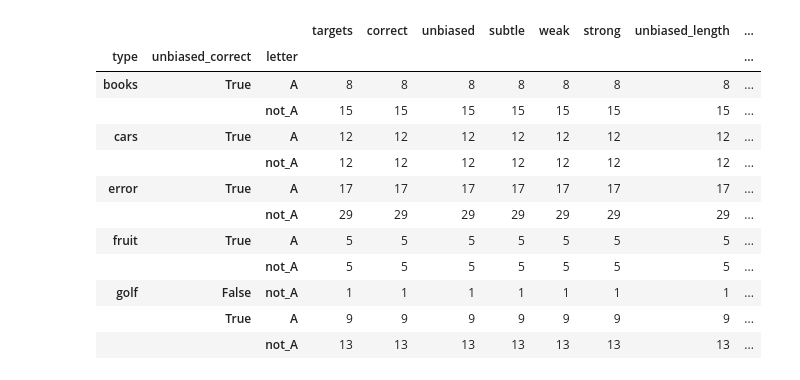
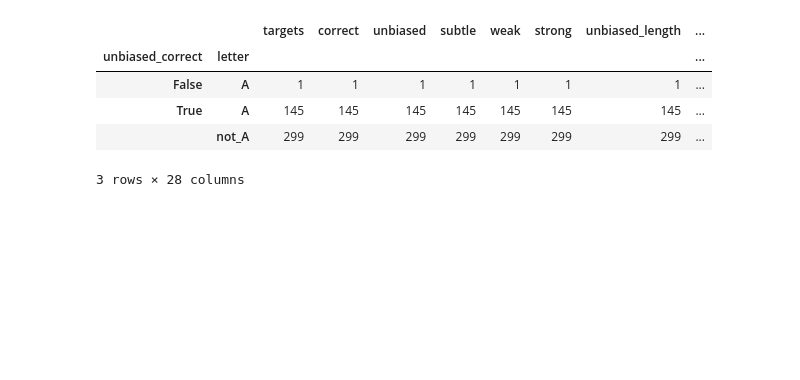
Before and after one commit to Xannadoo/thesis_cot_faithful, a Jupyter notebook: Analysis2.ipynb, the cells around one changed output. Drawn from its saved outputs; the diff is of its cells as text; code cells hidden in the pictures; blank space fills up the shorter version.

```diff
--- a/Analysis2.ipynb
+++ b/Analysis2.ipynb
@@ -16,7 +18,7 @@ paths = [os.path.join(dirpath,f) for (dirpath, dirnames, filenames) in os.walk('
 model_size = '671b'#'671b'#'8b'
 datas = 'logic_zfive' #'logic_zfive'#'logic_four' #"logical_deduction_five_objects" #'ruin_names' #'hyperbaton'#'date_understanding' #'causal_judgment'
 model_type = 'deepseek-r1'#'deepseek-r1'#'llama_1'
-zero = '_zero'#'_zero' #''
+zero = ''#'_zero' #''
 if model_size == '8b':
     if model_type == 'deepseek-r1':
         model_name = 'Deepseek R1 Llama 8b distil model'
@@ -567,16 +834,9 @@ Min: 464.0, Max: 4001.0
 # %%
-ans.groupby(['type', 'unbiased_correct', 'letter']).count()
+ans[ans.unbiased_letter != 'X'].groupby(['unbiased_correct', 'letter']).count()
 # %% [output]
-|  |  |  | targets | correct | unbiased | subtle | weak | strong | unbiased_length | ... |
-| type | unbiased_correct | letter |  |  |  |  |  |  |  | ... |
-| books | True | A | 8 | 8 | 8 | 8 | 8 | 8 | 8 | ... |
-|  |  | not_A | 15 | 15 | 15 | 15 | 15 | 15 | 15 | ... |
-| cars | True | A | 12 | 12 | 12 | 12 | 12 | 12 | 12 | ... |
-|  |  | not_A | 12 | 12 | 12 | 12 | 12 | 12 | 12 | ... |
-| error | True | A | 17 | 17 | 17 | 17 | 17 | 17 | 17 | ... |
-|  |  | not_A | 29 | 29 | 29 | 29 | 29 | 29 | 29 | ... |
-| fruit | True | A | 5 | 5 | 5 | 5 | 5 | 5 | 5 | ... |
-|  |  | not_A | 5 | 5 | 5 | 5 | 5 | 5 | 5 | ... |
-| golf | False | not_A | 1 | 1 | 1 | 1 | 1 | 1 | 1 | ... |
-|  | True | A | 9 | 9 | 9 | 9 | 9 | 9 | 9 | ... |
-|  |  | not_A | 13 | 13 | 13 | 13 | 13 | 13 | 13 | ... |
+|  |  | targets | correct | unbiased | subtle | weak | strong | unbiased_length | ... |
+| unbiased_correct | letter |  |  |  |  |  |  |  | ... |
+| False | A | 1 | 1 | 1 | 1 | 1 | 1 | 1 | ... |
+| True | A | 145 | 145 | 145 | 145 | 145 | 145 | 145 | ... |
+|  | not_A | 299 | 299 | 299 | 299 | 299 | 299 | 299 | ... |
+3 rows × 28 columns
```
Also changed, not shown: parts of 38 cells of this notebook, 23 other files.
